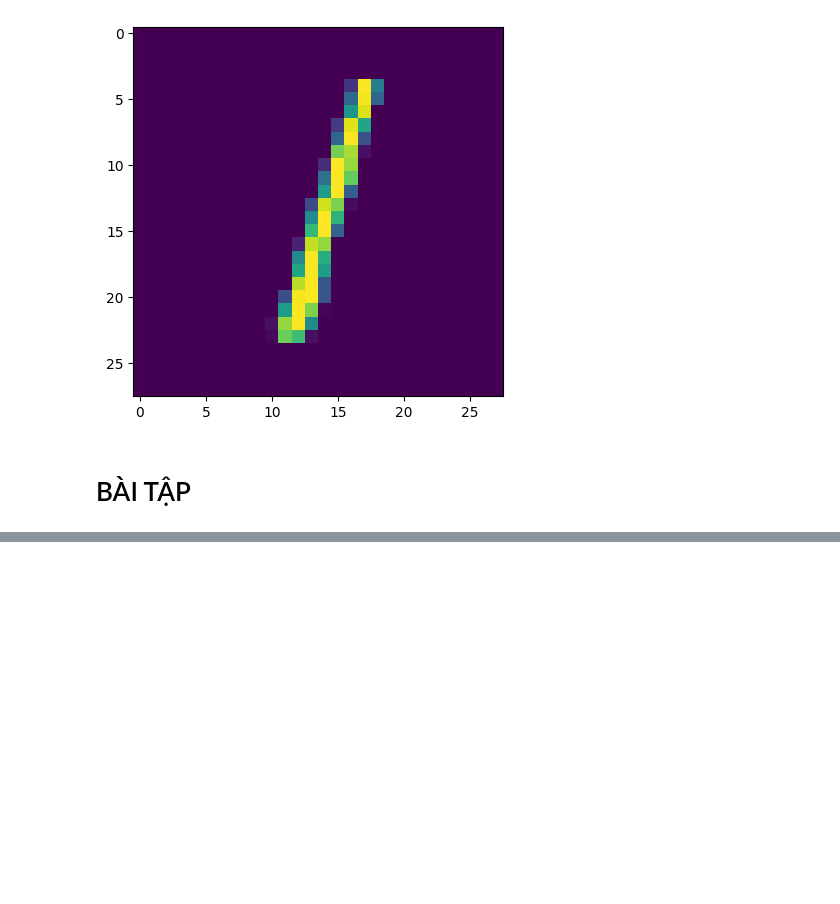
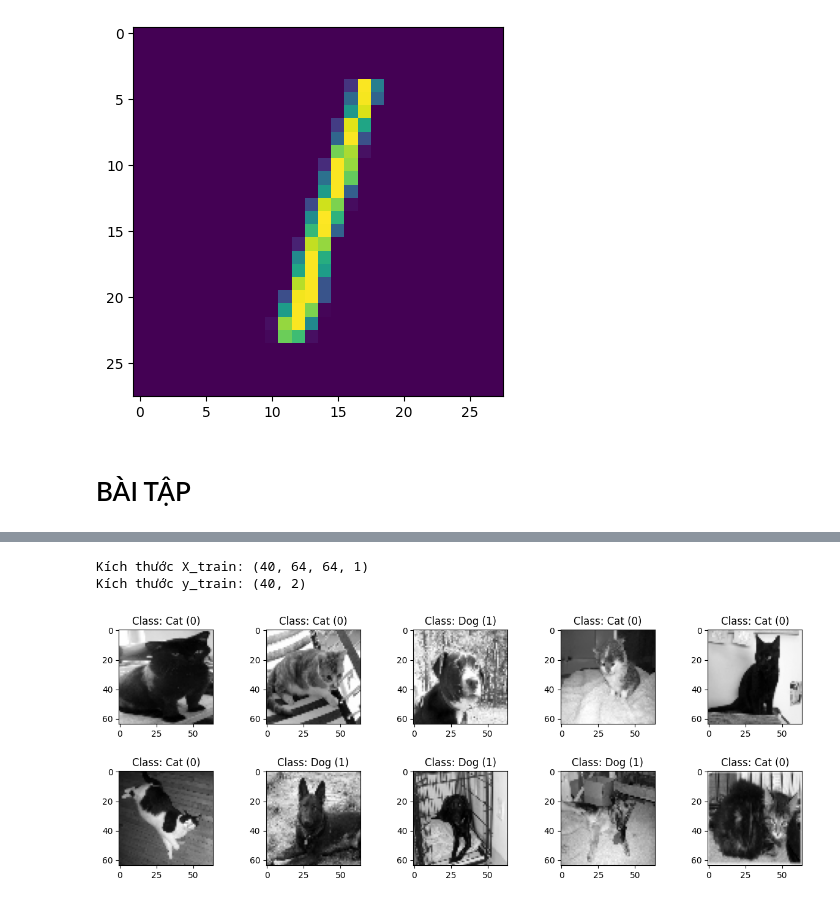
Before and after one commit to nguyenvuonghongvy/TH_DeepLearning, a Jupyter notebook: Buoi3.ipynb, the cells around one changed output, grey strips where cells are left out. Saved outputs shown, nothing was run; the diff lists cells and outputs as text; code cells hidden in the pictures; blank space fills up the shorter version.

```diff
--- a/Buoi3.ipynb
+++ b/Buoi3.ipynb
@@ -208,0 +230,71 @@ plt.show()
+# %%
+import os
+import cv2
+from sklearn.model_selection import train_test_split
+
+X = []
+y = []
+dataset_path = 'my_dataset'
+
+cat_dir = os.path.join(dataset_path, 'Cat')
+for img_name in os.listdir(cat_dir):
+    img_path = os.path.join(cat_dir, img_name)
+    img = cv2.imread(img_path, cv2.IMREAD_GRAYSCALE)
+    if img is not None:
+        img = cv2.resize(img, (64, 64))
+        X.append(img)
+        y.append(0)
+
+dog_dir = os.path.join(dataset_path, 'Dog')
+for img_name in os.listdir(dog_dir):
+    img_path = os.path.join(dog_dir, img_name)
+    img = cv2.imread(img_path, cv2.IMREAD_GRAYSCALE)
+    if img is not None:
+        img = cv2.resize(img, (64, 64))
+        X.append(img)
+        y.append(1)
+
+X = np.array(X)
+y = np.array(y)
+
+# Chia tập train/test (80% train, 20% test)
+X_train, X_test, y_train, y_test = train_test_split(X, y, test_size=0.2, random_state=42)
+
+# Khai báo thông số
+num_classes = 2 # Chỉ có 2 lớp (Cat và Dog)
+input_shape = (64, 64, 1)
+
+# Chuẩn hóa dữ liệu đưa về [0, 1] như hướng dẫn
+X_train = X_train.astype("float32") / 255
+X_test = X_test.astype("float32") / 255
+
+# Reshape mảng để đưa vào mô hình [cite: 339, 342]
+X_train = X_train.reshape(X_train.shape[0], 64, 64, 1)
+X_test = X_test.reshape(X_test.shape[0], 64, 64, 1)
+
+# Chuyển nhãn thành one-hot encoding [cite: 406, 408]
+y_train = keras.utils.to_categorical(y_train, num_classes)
+y_test = keras.utils.to_categorical(y_test, num_classes)
+
+print("Kích thước X_train:", X_train.shape)
+print("Kích thước y_train:", y_train.shape)
+# %% [output]
+Kích thước X_train: (40, 64, 64, 1)
+Kích thước y_train: (40, 2)
+# %%
+# 2.3. Trực quan hóa 10 ảnh đầu tiên
+fig, axes = plt.subplots(nrows=2, ncols=5, figsize=(15, 5))
+ax = axes.ravel()
+
+for i in range(10):
+    ax[i].imshow(X_train[i].reshape(64, 64), cmap='gray')
+
+    label_index = np.argmax(y_train[i])
+    class_name = "Cat (0)" if label_index == 0 else "Dog (1)"
+
+    ax[i].title.set_text('Class: ' + class_name)
+
+plt.subplots_adjust(hspace=0.5)
+plt.show()
+# %% [output]
+[figure, added]
```
Also changed, not shown: parts of 4 cells of this notebook.
